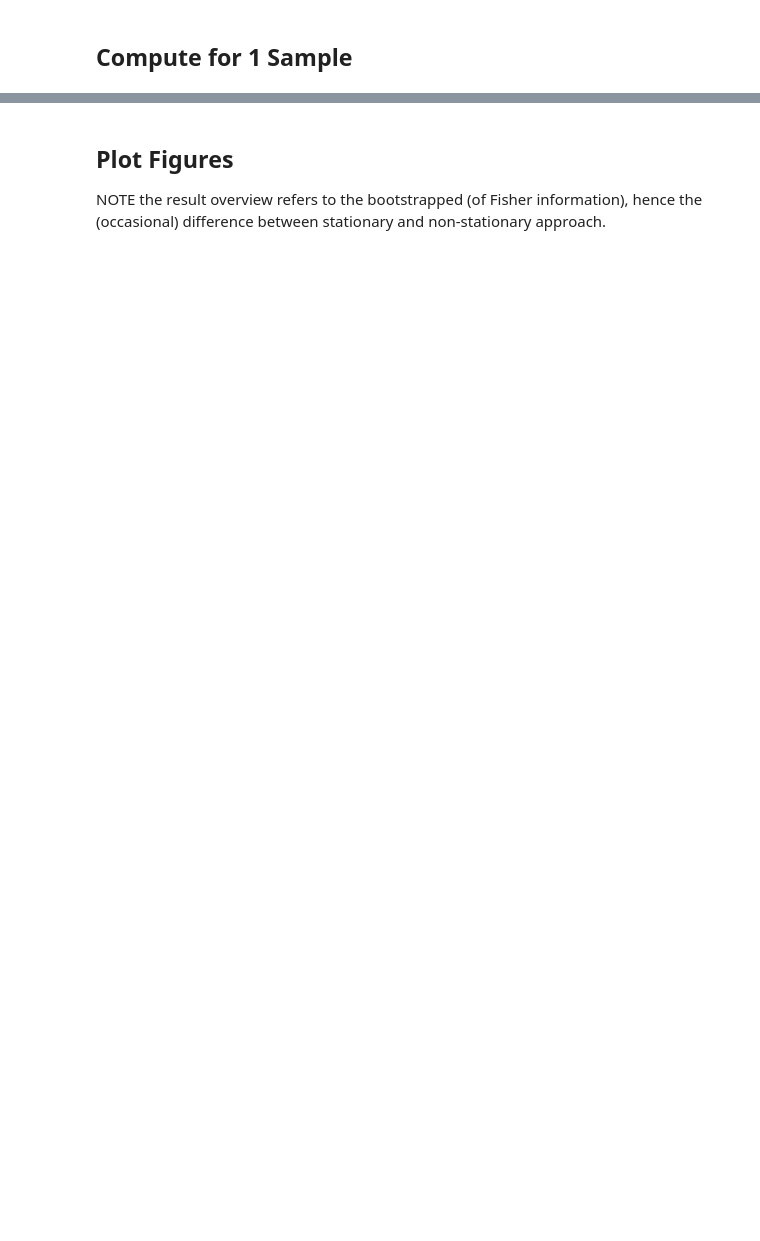
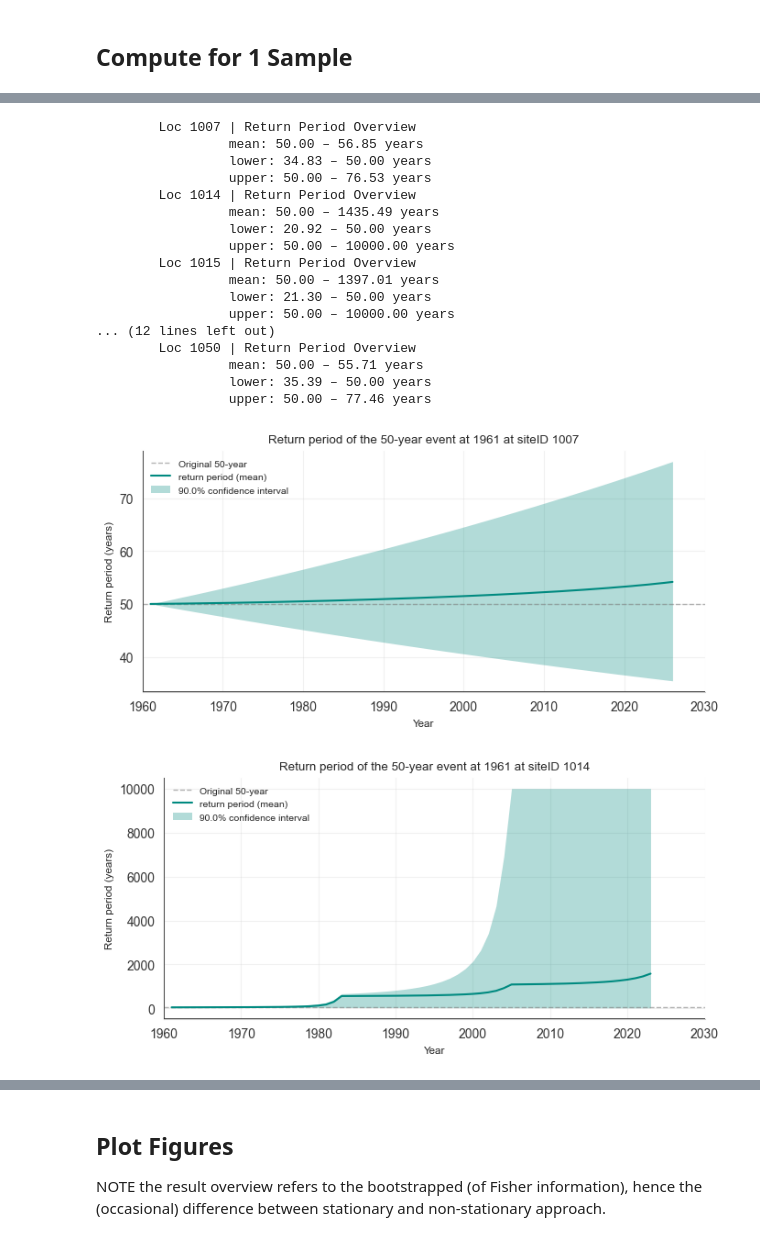
Before and after one commit to silviaelisabeth/SeaLevelExtremes, a Jupyter notebook: script/GEV_subset.ipynb, the cells around one changed output, grey strips where cells are left out. Saved outputs shown, nothing was run; the diff lists cells and outputs as text; code cells hidden in the pictures; blank space fills up the shorter version.

```diff
--- a/script/GEV_subset.ipynb
+++ b/script/GEV_subset.ipynb
@@ -198,7 +200,7 @@ uncertainty = 'delta'
 B = 300             # bootstrap number ideally B ~ 300-500
 seed = None
 min_years = 10
-loc_select = 21
+loc_select = 7
 
 # ----------------------------------------------------------------------------------------------------------
 location_labels = dbf.precompute_location_labels(dic_data_per_location_selected)
@@ -292,0 +417,42 @@ GEV analysis for location 1021 · Kollafjordhur Streymoy FO
+# %%
+loc_id = 1036
+
+for loc_id in results.keys():
+        rp_ns = gev.rp_uncertainty_monte_carlo_fast(
+                params=results[loc_id]['nonstationary']['params_hat'], cov=results[loc_id]['nonstationary']['cov'],
+                years=years, mean_year=results[loc_id]['nonstationary']['years_mean'],
+                std_year=results[loc_id]['nonstationary']['years_std'], ref_year=T_EVAL_BASE, T_ref=RETURN_PERIOD_EVAL
+                )
+        print(
+                f'\tLoc {loc_id} | Return Period Overview'
+                f'\n\t\t mean: {rp_ns.min().return_period_mean:.2f} – {rp_ns.max().return_period_mean:.2f} years',
+                f'\n\t\t lower: {rp_ns.min().return_period_lower:.2f} – {rp_ns.max().return_period_lower:.2f} years',
+                f'\n\t\t upper: {rp_ns.min().return_period_upper:.2f} – {rp_ns.max().return_period_upper:.2f} years'
+        )
+
+        fig, ax_bottom_left = plt.subplots(figsize=(7, 3.5))
+        dbplt.plot_equivalent_return_period_evolution(
+                ax=ax_bottom_left, T_ref=RETURN_PERIOD_EVAL, t_ref=T_EVAL_BASE, loc_id=loc_id,
+                return_period_ns=results[loc_id]['nonstationary']['return_period'], color_ns='#008A80FF',
+                ci_level=CONFIDENCE_INTERVAL*100, fs=12*0.7
+        )
+# %% [output]
+        Loc 1007 | Return Period Overview
+                 mean: 50.00 – 56.85 years
+                 lower: 34.83 – 50.00 years
+                 upper: 50.00 – 76.53 years
+        Loc 1014 | Return Period Overview
+                 mean: 50.00 – 1435.49 years
+                 lower: 20.92 – 50.00 years
+                 upper: 50.00 – 10000.00 years
+        Loc 1015 | Return Period Overview
+                 mean: 50.00 – 1397.01 years
+                 lower: 21.30 – 50.00 years
+                 upper: 50.00 – 10000.00 years
+... (12 lines left out)
+        Loc 1050 | Return Period Overview
+                 mean: 50.00 – 55.71 years
+                 lower: 35.39 – 50.00 years
+                 upper: 50.00 – 77.46 years
+[figure, added]
+[figure, added]
```
Also changed, not shown: parts of 10 cells of this notebook, 2 other files.
